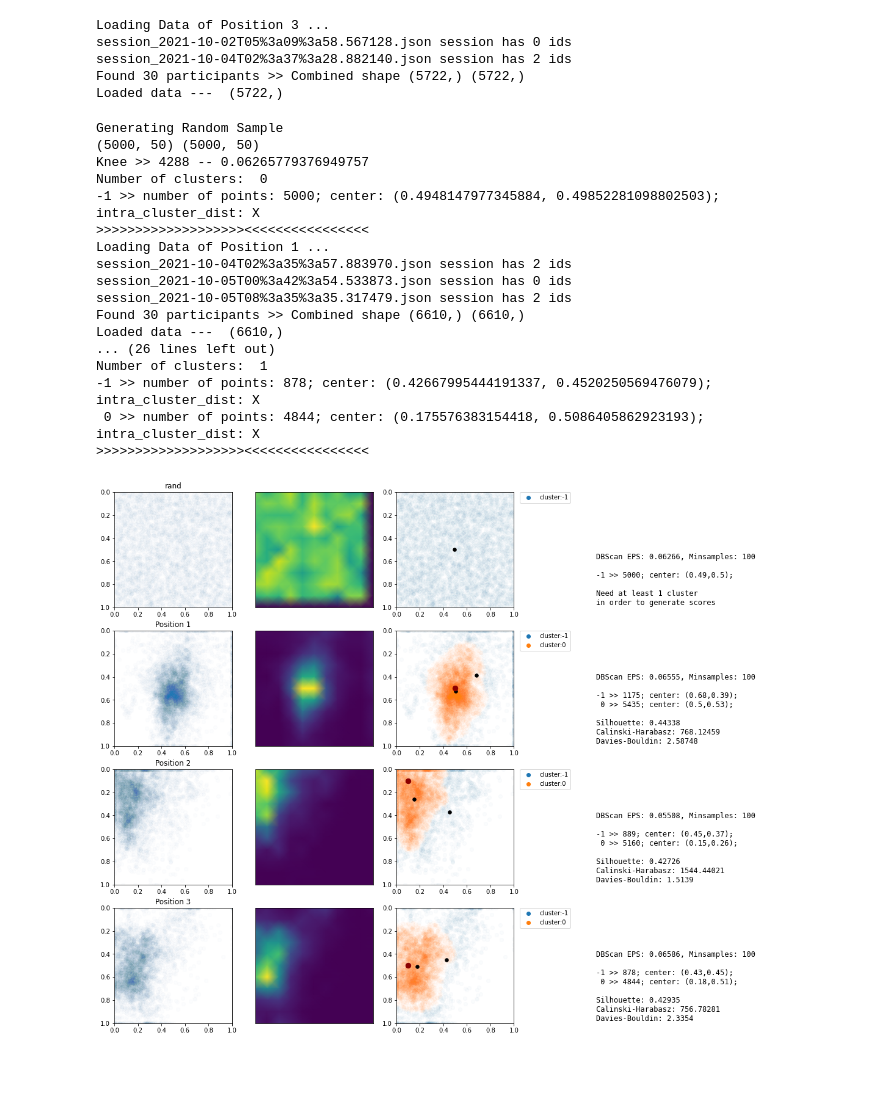
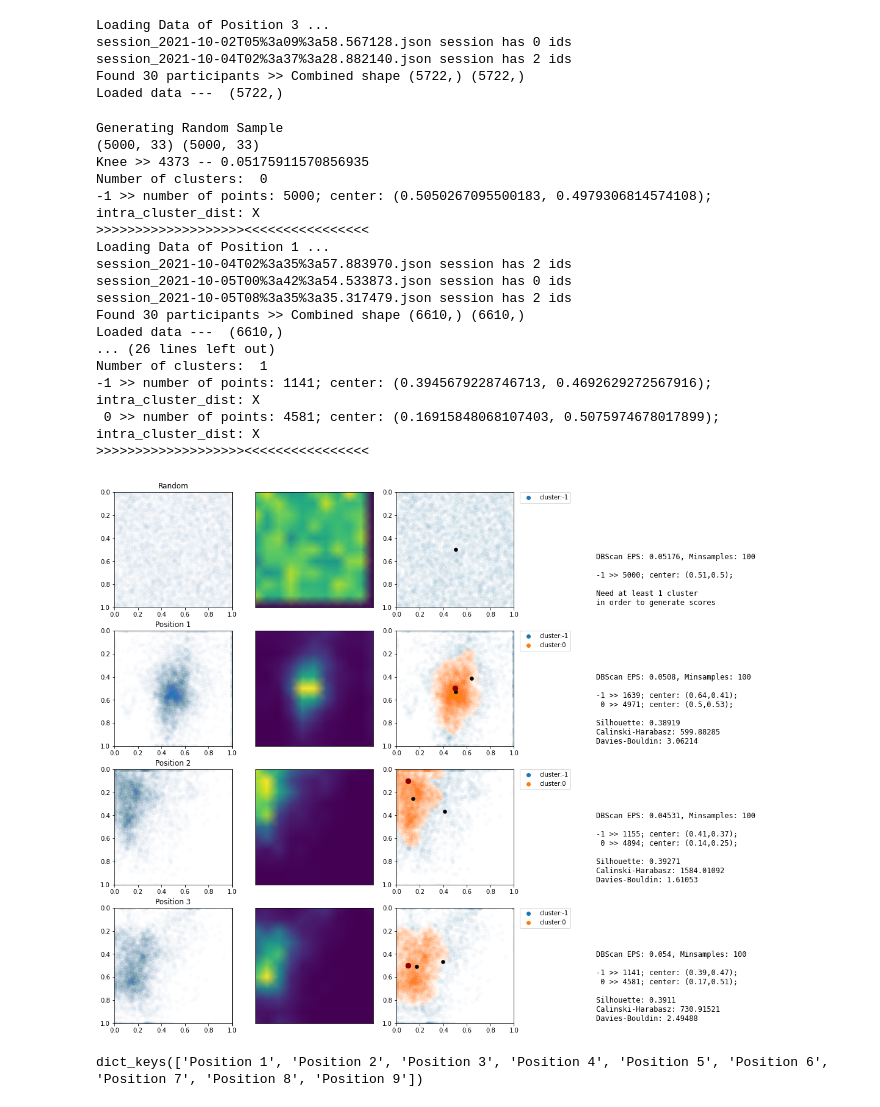
Before and after one commit to arnab-api/AttentionChecker--Student, a Jupyter notebook: Analysis/Real Data/Attention Measurement.ipynb, the cells around one changed output. Cells and saved outputs as stored; diff of their text form; code cells hidden in the pictures; blank space fills up the shorter version.

```diff
--- a/Analysis/Real Data/Attention Measurement.ipynb
+++ b/Analysis/Real Data/Attention Measurement.ipynb
@@ -336,7 +336,11 @@ for idx in range(min(len(positions), limiter)):
     ax[analysis_row, col].set_xlim([0,1])
     ax[analysis_row, col].set_ylim([0,1])
     ax[analysis_row, col].invert_yaxis()
-    ax[analysis_row, col].title.set_text(f"{position}")
+    if(position == "rand"):
+        sub_title = "Random"
+    else:
+        sub_title = position
+    ax[analysis_row, col].title.set_text(f"{sub_title}")
     col += 1
     ###################################################################
     plotHeatmap(xrr, yrr, ax[analysis_row, col])
@@ -344,7 +348,7 @@ for idx in range(min(len(positions), limiter)):
     # ###################################################################
     X = np.array([xrr, yrr]).T
 
-    nearest_neighbors = NearestNeighbors(n_neighbors=min_samples//2)
+    nearest_neighbors = NearestNeighbors(n_neighbors=min_samples//3)
     neighbors = nearest_neighbors.fit(X)
     distances, indices = neighbors.kneighbors(X)
     print(distances.shape, indices.shape)
@@ -414,36 +418,40 @@ for idx in range(min(len(positions), limiter)):
         description += "\n".join([
             f"Silhouette: {round(silhouette_score(X, labels), 5)}",
             f"Calinski-Harabasz: {round(calinski_harabasz_score(X, labels), 5)}",
             f"Davies-Bouldin: {round(davies_bouldin_score(X, labels), 5)}"
         ])
     else:
         description += "\nNeed at least 1 cluster\nin order to generate scores"
 
     ax[analysis_row, col].set_xlim([0, 1])
     ax[analysis_row, col].set_ylim([0, 1])
     ax[analysis_row, col].text(-0.7,0.02, description, family="monospace", fontsize=12)
     ax[analysis_row, col].axis('off')
 
     print(">>>>>>>>>>>>>>>>>>><<<<<<<<<<<<<<<<")
     counter += 1
 
     # break
 # %% [output]
 Generating Random Sample
-(5000, 50) (5000, 50)
-Knee >> 4288 -- 0.06265779376949757
+(5000, 33) (5000, 33)
+Knee >> 4373 -- 0.05175911570856935
 Number of clusters:  0
--1 >> number of points: 5000; center: (0.4948147977345884, 0.49852281098802503); intra_cluster_dist: X
+-1 >> number of points: 5000; center: (0.5050267095500183, 0.4979306814574108); intra_cluster_dist: X
 >>>>>>>>>>>>>>>>>>><<<<<<<<<<<<<<<<
 Loading Data of Position 1 ...
 session_2021-10-04T02%3a35%3a57.883970.json session has 2 ids
 session_2021-10-05T00%3a42%3a54.533873.json session has 0 ids
 session_2021-10-05T08%3a35%3a35.317479.json session has 2 ids
 Found 30 participants >> Combined shape (6610,) (6610,)
 Loaded data ---  (6610,)
 ... (26 lines left out)
 Number of clusters:  1
--1 >> number of points: 878; center: (0.42667995444191337, 0.4520250569476079); intra_cluster_dist: X
- 0 >> number of points: 4844; center: (0.175576383154418, 0.5086405862923193); intra_cluster_dist: X
+-1 >> number of points: 1141; center: (0.3945679228746713, 0.4692629272567916); intra_cluster_dist: X
+ 0 >> number of points: 4581; center: (0.16915848068107403, 0.5075974678017899); intra_cluster_dist: X
 >>>>>>>>>>>>>>>>>>><<<<<<<<<<<<<<<<
-[figure, old version]
+[figure, new version]
+# %%
+marker_track.keys()
+# %% [output]
+dict_keys(['Position 1', 'Position 2', 'Position 3', 'Position 4', 'Position 5', 'Position 6', 'Position 7', 'Position 8', 'Position 9'])
```
Also changed, not shown: parts of 1 cell of this notebook.
